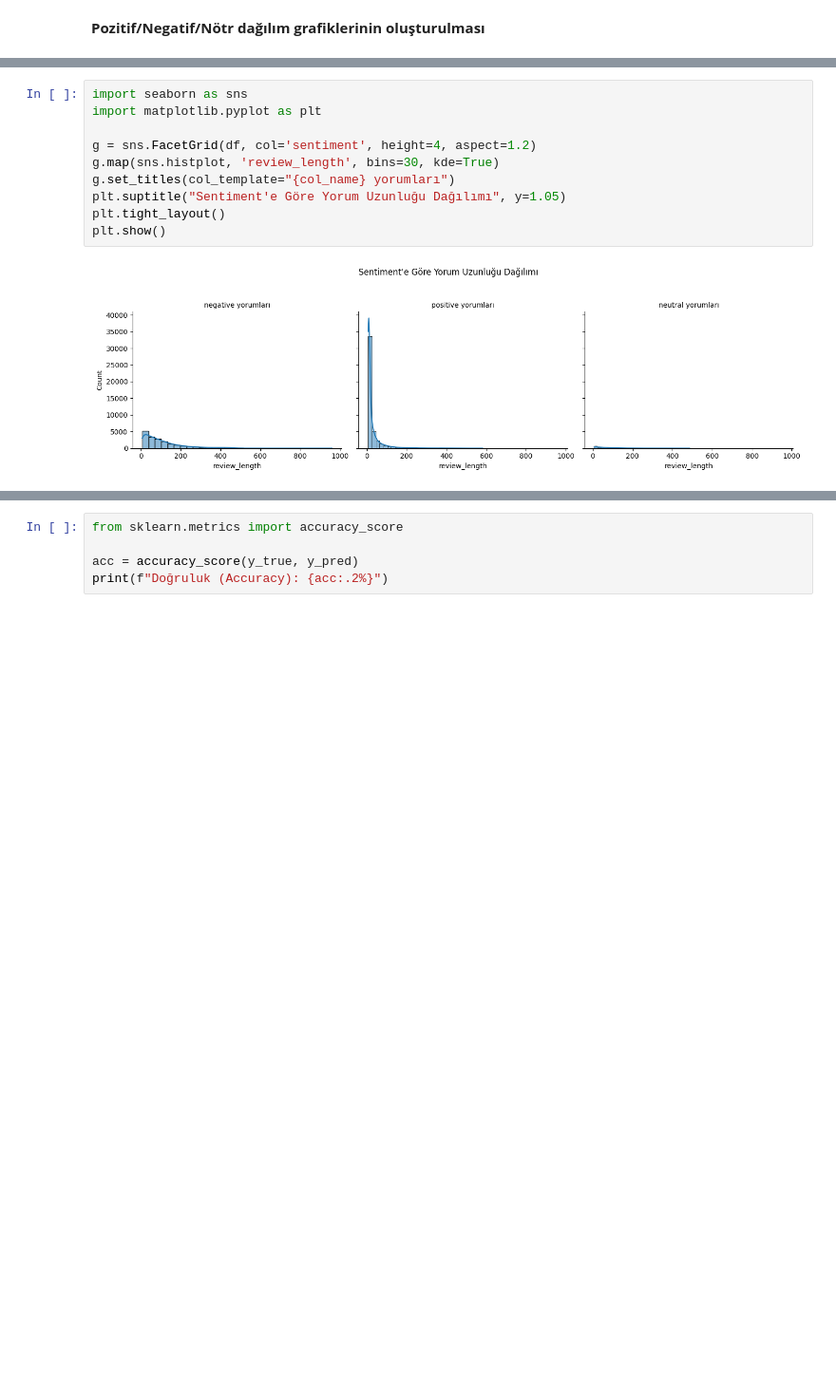
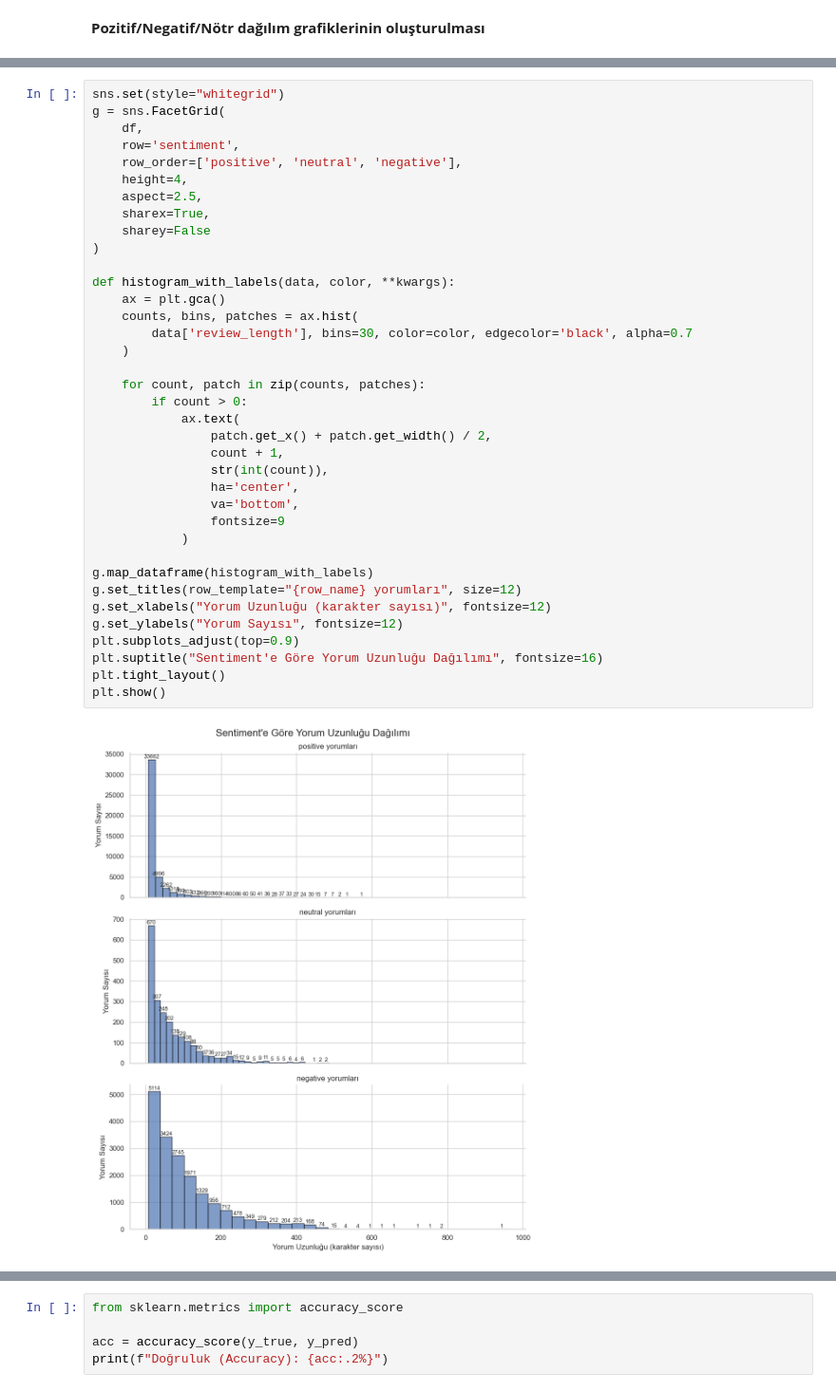
Before and after one commit to enisba/paycell-review-analysis, a Jupyter notebook: Notebooks/04_visualization.ipynb, the cells around one changed output, grey strips where cells are left out. Shown at 95% size. Cells and saved outputs as stored; diff of their text form; blank space fills up the shorter version.

```diff
--- a/Notebooks/04_visualization.ipynb
+++ b/Notebooks/04_visualization.ipynb
@@ -35,13 +36,40 @@ plt.show()
 # %%
-import seaborn as sns
-import matplotlib.pyplot as plt
+sns.set(style="whitegrid")
+g = sns.FacetGrid(
+    df,
+    row='sentiment',
+    row_order=['positive', 'neutral', 'negative'],
+    height=4,
+    aspect=2.5,
+    sharex=True,
+    sharey=False
+)
 
-g = sns.FacetGrid(df, col='sentiment', height=4, aspect=1.2)
-g.map(sns.histplot, 'review_length', bins=30, kde=True)
-g.set_titles(col_template="{col_name} yorumları")
-plt.suptitle("Sentiment'e Göre Yorum Uzunluğu Dağılımı", y=1.05)
+def histogram_with_labels(data, color, **kwargs):
+    ax = plt.gca()
+    counts, bins, patches = ax.hist(
+        data['review_length'], bins=30, color=color, edgecolor='black', alpha=0.7
+    )
+
+    for count, patch in zip(counts, patches):
+        if count > 0:
+            ax.text(
+                patch.get_x() + patch.get_width() / 2,
+                count + 1,
+                str(int(count)),
+                ha='center',
+                va='bottom',
+                fontsize=9
+            )
+
+g.map_dataframe(histogram_with_labels)
+g.set_titles(row_template="{row_name} yorumları", size=12)
+g.set_xlabels("Yorum Uzunluğu (karakter sayısı)", fontsize=12)
+g.set_ylabels("Yorum Sayısı", fontsize=12)
+plt.subplots_adjust(top=0.9)
+plt.suptitle("Sentiment'e Göre Yorum Uzunluğu Dağılımı", fontsize=16)
 plt.tight_layout()
 plt.show()
 # %% [output]
-[figure, old version]
+[figure, new version]
 # %%
```
Also changed, not shown: parts of 34 cells of this notebook, 1 other file.
